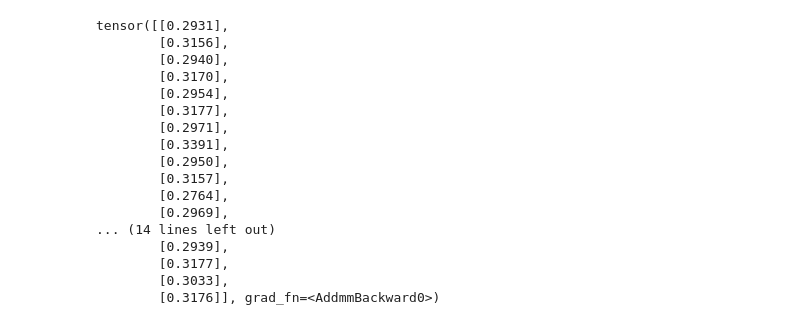
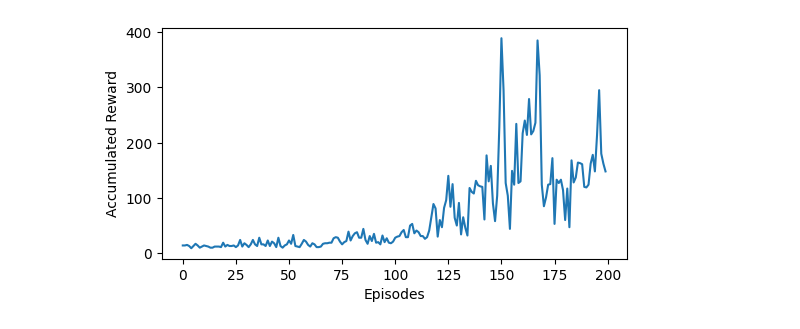
Before and after one commit to seba2390/ProximalPolicyOptimization, a Jupyter notebook: main2.ipynb, the cells around one changed output. Cells and saved outputs as stored; diff of their text form; code cells hidden in the pictures.

```diff
--- a/main2.ipynb
+++ b/main2.ipynb
@@ -281,34 +201,43 @@ tensor([[-3.2849e-02, -1.2517e-02,  1.7686e-02, -2.6089e-02],
-# %%
-deltas = torch.zeros(size=(game_length,))
-for t in range(game_length):
-
-    # Retrieve data for current time step
-    state_t, next_state_t, reward_t = states[t], next_states[t], rewards[t]
-
-    # Compute value estimates
-    value_t = self.value_net(state_t)
-    if t == game_length - 1:  # If it's the last step in the episode
-        next_value_t = torch.tensor([[0.0]])  # The value is 0 at the end of the episode
-    else:
-        next_value_t = self.value_net(next_state_t)
-
-    # Compute the TD residual (delta)
-    deltas[t] = self.compute_TD_residual(reward_t=reward_t, next_value_t=next_value_t, value_t=value_t)
-# %% [output]
-tensor([[0.2931],
-        [0.3156],
-        [0.2940],
-        [0.3170],
-        [0.2954],
-        [0.3177],
-        [0.2971],
-        [0.3391],
-        [0.2950],
-        [0.3157],
-        [0.2764],
-        [0.2969],
-... (14 lines left out)
-        [0.2939],
-        [0.3177],
-        [0.3033],
-        [0.3176]], grad_fn=<AddmmBackward0>)
+# %%
+env = gym.make('CartPole-v1')
+
+input_dim = env.observation_space.shape[0]
+output_dim = env.action_space.n
+
+gamma = 0.99
+lmbda = 0.925
+epsilon = 0.2
+policy_lr = 0.002
+value_lr = 0.002
+num_policy_epochs = 4
+num_value_epochs = 4
+smoothing_const = 1e-8
+normalize_advantages = True
+batch_size = 5
+shuffle_batches = False
+
+Agent = PPOAgent(env=env,
+                 state_space_size=input_dim,
+                 action_space_size=output_dim,
+                 gamma=gamma,
+                 lmbda=lmbda,
+                 epsilon=epsilon,
+                 smooting_const=smoothing_const,
+                 normalize_advantages=normalize_advantages,
+                 batch_size=batch_size,
+                 shuffle_batches = shuffle_batches)
+# %%
+num_episodes = 200
+accumulated_reward = Agent.train(episodes=num_episodes,
+                                 policy_lr=policy_lr,
+                                 value_lr=value_lr,
+                                 num_policy_epochs=num_policy_epochs,
+                                 num_value_epochs=num_value_epochs)
+# %%
+fig, ax = plt.subplots(1,1, figsize=(6,3))
+ax.plot([e for e in range(len(accumulated_reward))], accumulated_reward)
+ax.set_xlabel('Episodes')
+ax.set_ylabel('Accumulated Reward')
+plt.show()
+# %% [output]
+[figure, added]
```
Also changed, not shown: parts of 11 cells of this notebook, 5 other files.
